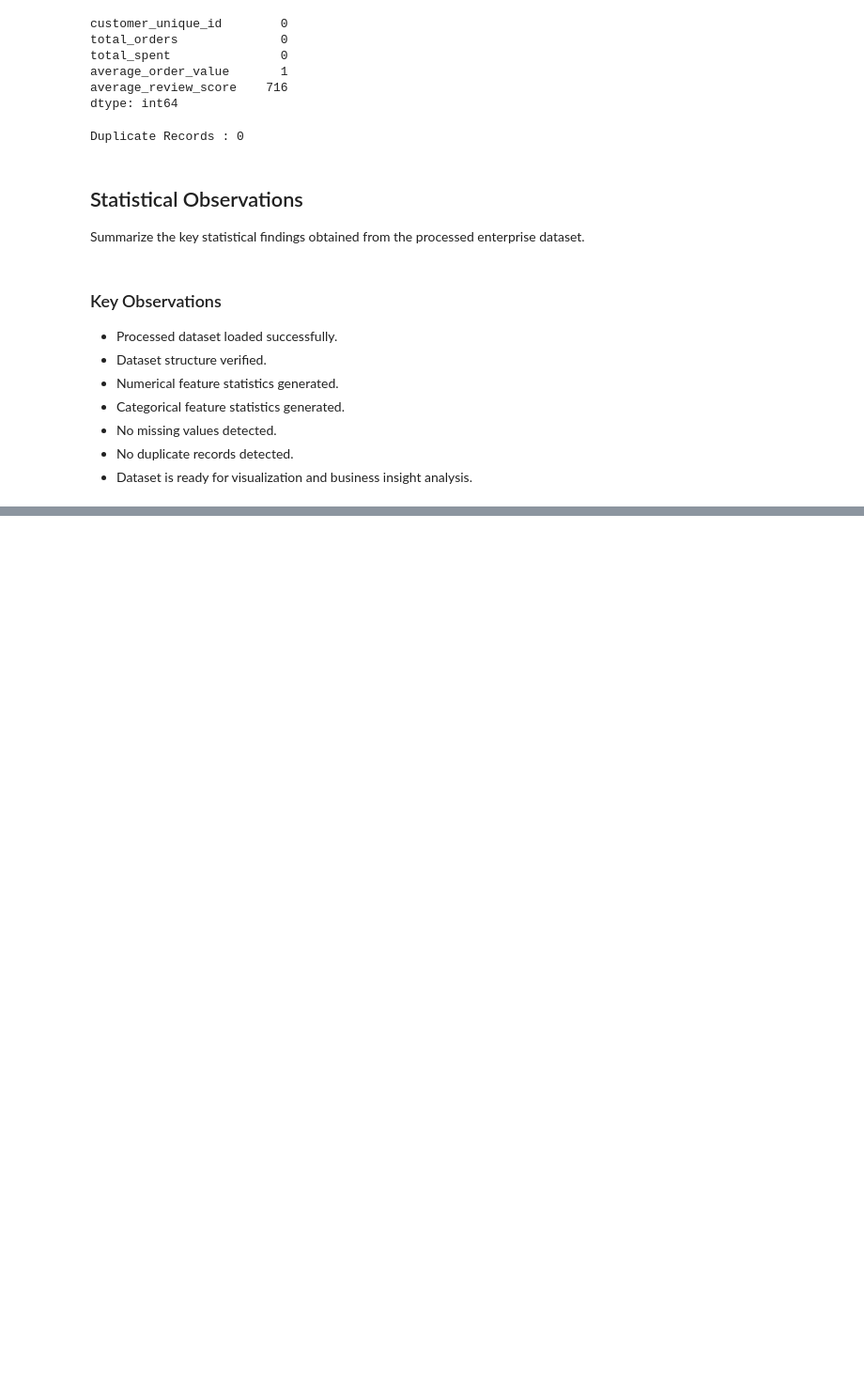
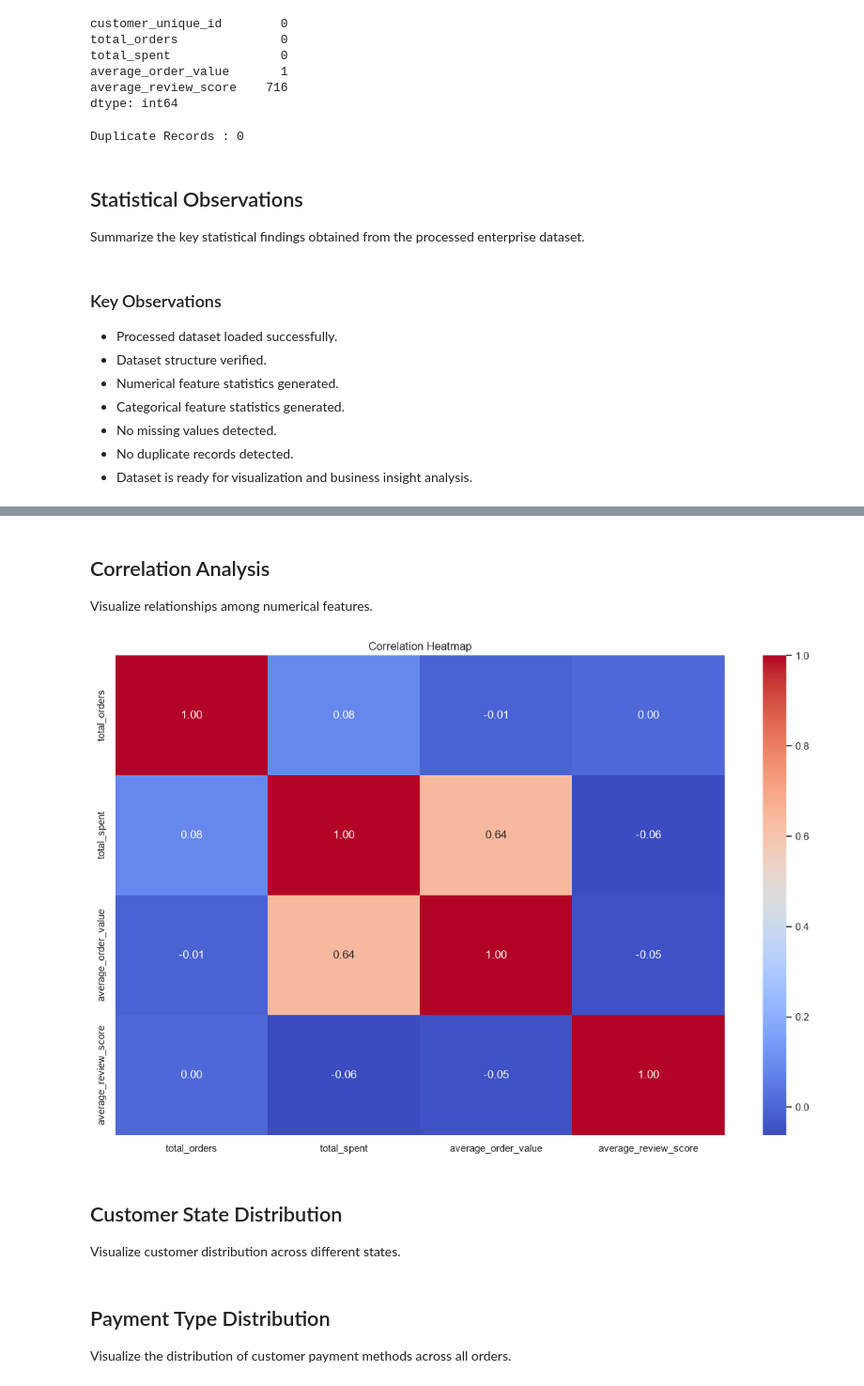
Before and after one commit to annnuspeaks/the-enterprise-ai-decision-intelligence-platform, a Jupyter notebook: backend/notebooks/09_exploratory_data_analysis.ipynb, the cells around one changed output, grey strips where cells are left out. Shown at 94% size. Drawn from its saved outputs; the diff is of its cells as text; code cells hidden in the pictures; blank space fills up the shorter version.

```diff
--- a/backend/notebooks/09_exploratory_data_analysis.ipynb
+++ b/backend/notebooks/09_exploratory_data_analysis.ipynb
@@ -109,0 +179,29 @@ Summarize the key statistical findings obtained from the processed enterprise da
+# %% [markdown]
+## Correlation Analysis
+
+Visualize relationships among numerical features.
+# %%
+plt.figure(figsize=(12, 8))
+
+correlation_matrix = processed_dataset[
+    numerical_columns
+].corr()
+
+sns.heatmap(
+    correlation_matrix,
+    annot=True,
+    cmap="coolwarm",
+    fmt=".2f"
+)
+
+plt.title("Correlation Heatmap")
+
+plt.tight_layout()
+
+plt.show()
+# %% [output]
+[figure, added]
+# %% [markdown]
+## Customer State Distribution
+
+Visualize customer distribution across different states.
@@ -109,0 +235,4 @@ Summarize the key statistical findings obtained from the processed enterprise da
+# %% [markdown]
+## Payment Type Distribution
+
+Visualize the distribution of customer payment methods across all orders.
```
Also changed, not shown: parts of 19 cells of this notebook.
